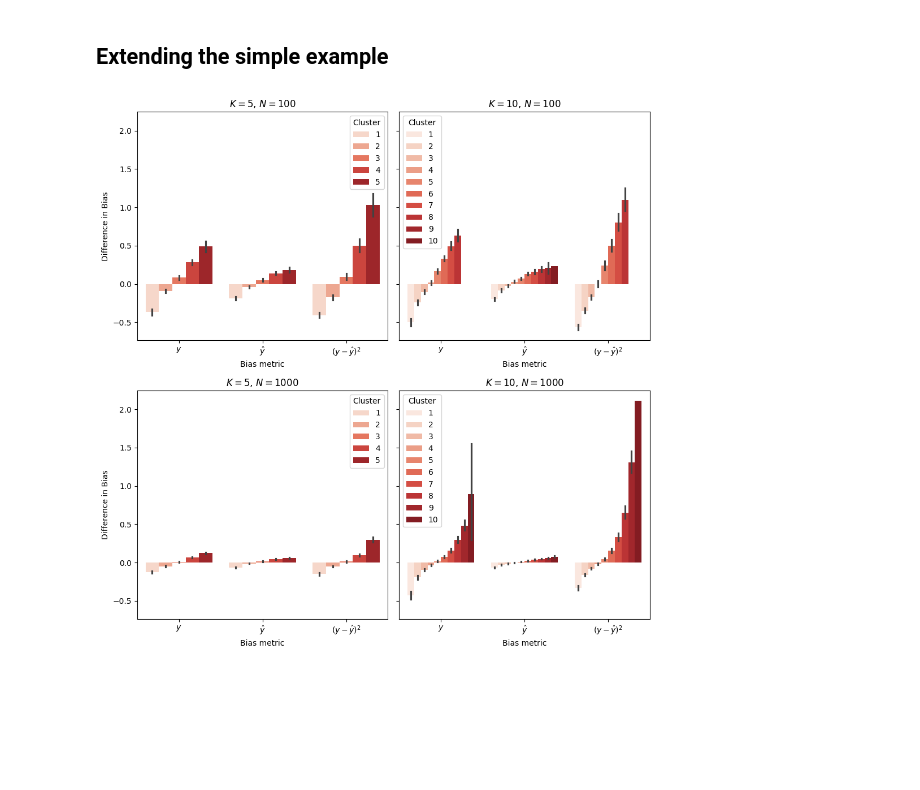
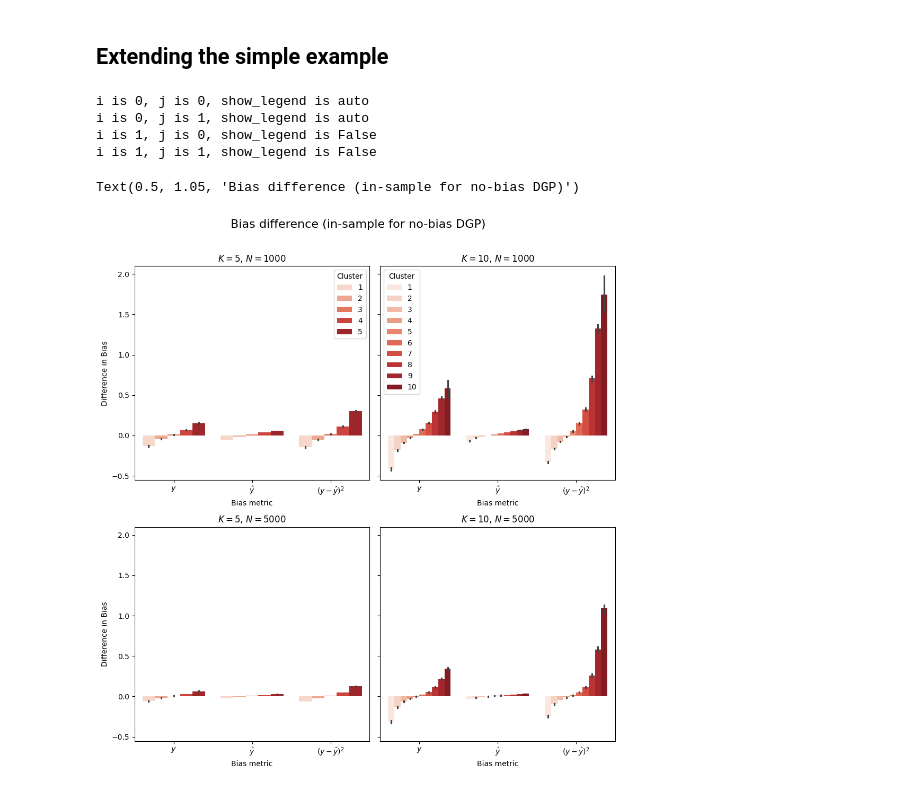
Before and after one commit to NGO-Algorithm-Audit/unsupervised-bias-detection, a Jupyter notebook: paper_analysis/analysis.ipynb, the cells around one changed output. Saved outputs shown, nothing was run; the diff lists cells and outputs as text; code cells hidden in the pictures; blank space fills up the shorter version.

```diff
--- a/paper_analysis/analysis.ipynb
+++ b/paper_analysis/analysis.ipynb
@@ -145,16 +145,25 @@ plot_diff_in_bias(df_simple_diff_out_sample, target_col_map=target_col_map, colo
 ## Extending the simple example
 # %%
 
-N_values = [100, 1000]
+N_values = [1000, 5000]
 K_values = [5, 10]
+d = 2
 method = 'hbac'
 binary_y = False
-bonf_corr = True
+bonf_corr = False
 fit_train = False
 y_dgp = 'constant'
 df_analysis = df[ (df['method'] == method) & (df['d'] == d) & (df['binary_y'] == binary_y) & (df['bonf_correct'] == bonf_corr) & (df['fit_train'] == fit_train) & (df['y_dgp'] == y_dgp)]
 
 
 plot = plot_grid_of_bias_diffs(df_analysis, K_values, N_values, target_col_map=target_col_map, color_set='Reds')
+
+# give it a title
+plot.suptitle('Bias difference (in-sample for no-bias DGP)', fontsize=16, y=1.05)
 # %% [output]
+i is 0, j is 0, show_legend is auto
+i is 0, j is 1, show_legend is auto
+i is 1, j is 0, show_legend is False
+i is 1, j is 1, show_legend is False
+Text(0.5, 1.05, 'Bias difference (in-sample for no-bias DGP)')
-[figure, old version]
+[figure, new version]
```
Also changed, not shown: parts of 7 cells of this notebook, 5 other files.
